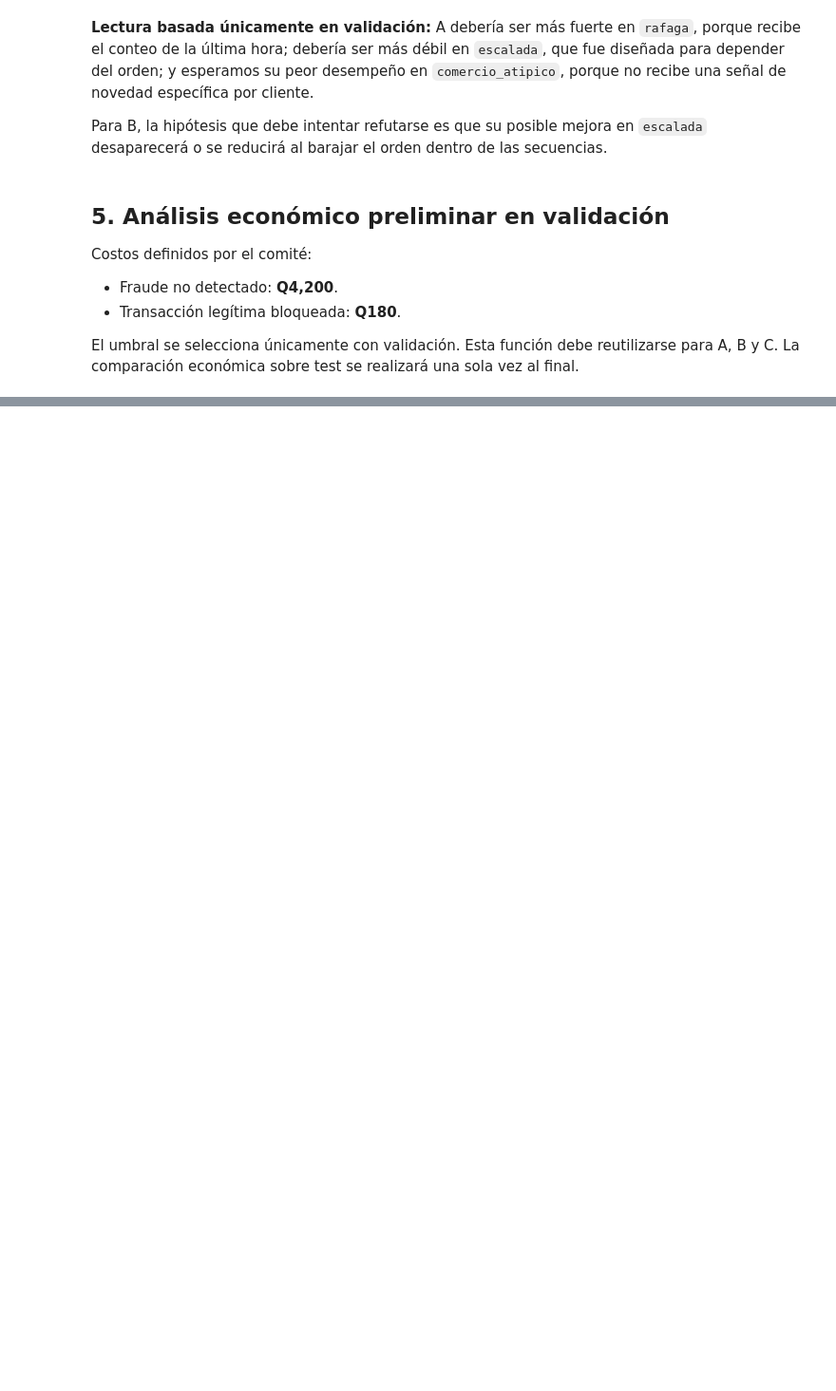
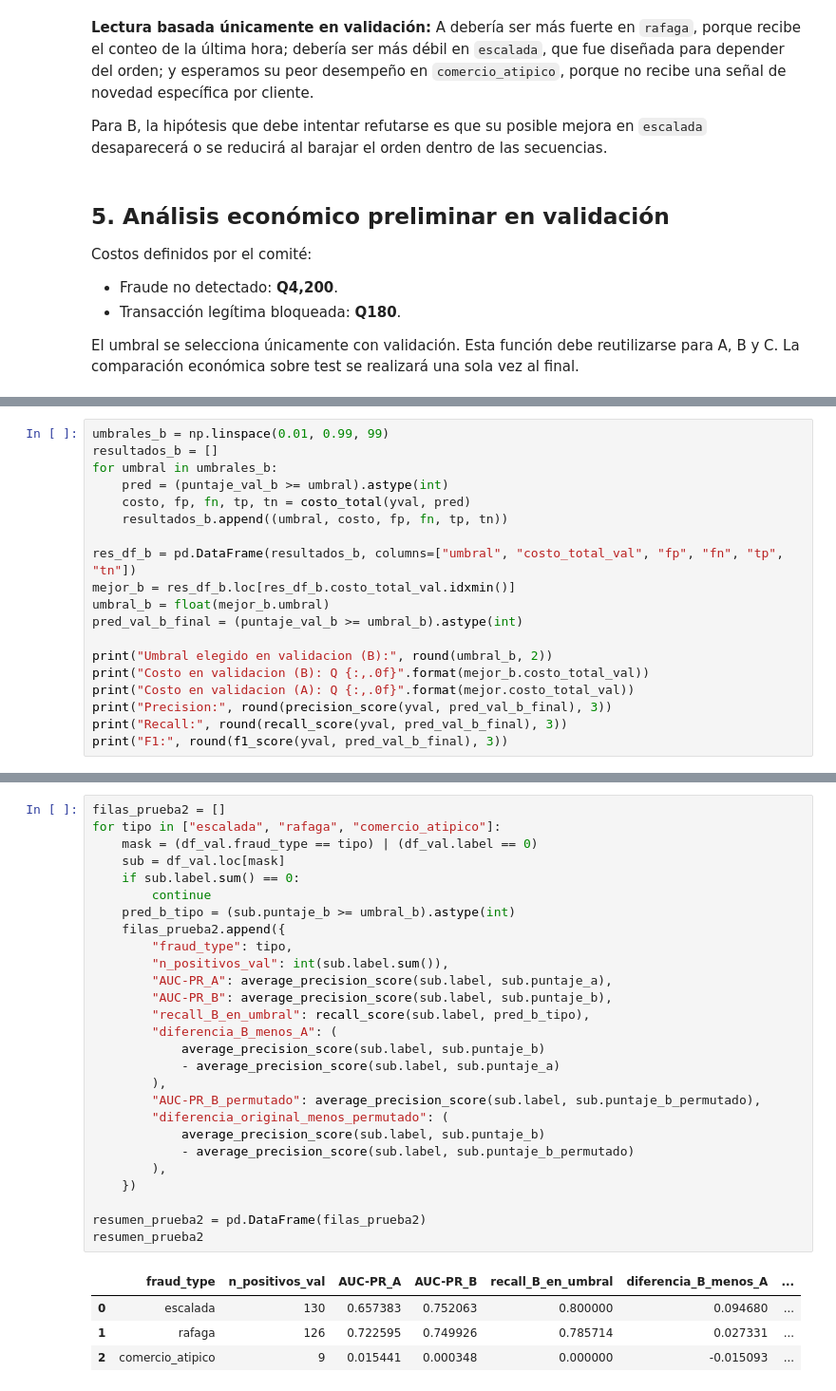
Before and after one commit to Albu231311/Proyecto-1---DeepL, a Jupyter notebook: proyecto1.ipynb, the cells around one changed output, grey strips where cells are left out. Shown at 95% size. Saved outputs shown, nothing was run; the diff lists cells and outputs as text; blank space fills up the shorter version.

```diff
--- a/proyecto1.ipynb
+++ b/proyecto1.ipynb
@@ -371,0 +677,19 @@ se crea `yte` ni se generan puntajes sobre `Xte`.
+# %%
+umbrales_b = np.linspace(0.01, 0.99, 99)
+resultados_b = []
+for umbral in umbrales_b:
+    pred = (puntaje_val_b >= umbral).astype(int)
+    costo, fp, fn, tp, tn = costo_total(yval, pred)
+    resultados_b.append((umbral, costo, fp, fn, tp, tn))
+
+res_df_b = pd.DataFrame(resultados_b, columns=["umbral", "costo_total_val", "fp", "fn", "tp", "tn"])
+mejor_b = res_df_b.loc[res_df_b.costo_total_val.idxmin()]
+umbral_b = float(mejor_b.umbral)
+pred_val_b_final = (puntaje_val_b >= umbral_b).astype(int)
+
+print("Umbral elegido en validacion (B):", round(umbral_b, 2))
+print("Costo en validacion (B): Q {:,.0f}".format(mejor_b.costo_total_val))
+print("Costo en validacion (A): Q {:,.0f}".format(mejor.costo_total_val))
+print("Precision:", round(precision_score(yval, pred_val_b_final), 3))
+print("Recall:", round(recall_score(yval, pred_val_b_final), 3))
+print("F1:", round(f1_score(yval, pred_val_b_final), 3))
@@ -371,0 +890,32 @@ se crea `yte` ni se generan puntajes sobre `Xte`.
+# %%
+filas_prueba2 = []
+for tipo in ["escalada", "rafaga", "comercio_atipico"]:
+    mask = (df_val.fraud_type == tipo) | (df_val.label == 0)
+    sub = df_val.loc[mask]
+    if sub.label.sum() == 0:
+        continue
+    pred_b_tipo = (sub.puntaje_b >= umbral_b).astype(int)
+    filas_prueba2.append({
+        "fraud_type": tipo,
+        "n_positivos_val": int(sub.label.sum()),
+        "AUC-PR_A": average_precision_score(sub.label, sub.puntaje_a),
+        "AUC-PR_B": average_precision_score(sub.label, sub.puntaje_b),
+        "recall_B_en_umbral": recall_score(sub.label, pred_b_tipo),
+        "diferencia_B_menos_A": (
+            average_precision_score(sub.label, sub.puntaje_b)
+            - average_precision_score(sub.label, sub.puntaje_a)
+        ),
+        "AUC-PR_B_permutado": average_precision_score(sub.label, sub.puntaje_b_permutado),
+        "diferencia_original_menos_permutado": (
+            average_precision_score(sub.label, sub.puntaje_b)
+            - average_precision_score(sub.label, sub.puntaje_b_permutado)
+        ),
+    })
+
+resumen_prueba2 = pd.DataFrame(filas_prueba2)
+resumen_prueba2
+# %% [output]
+|  | fraud_type | n_positivos_val | AUC-PR_A | AUC-PR_B | recall_B_en_umbral | diferencia_B_menos_A | ... |
+| 0 | escalada | 130 | 0.657383 | 0.752063 | 0.800000 | 0.094680 | ... |
+| 1 | rafaga | 126 | 0.722595 | 0.749926 | 0.785714 | 0.027331 | ... |
+| 2 | comercio_atipico | 9 | 0.015441 | 0.000348 | 0.000000 | -0.015093 | ... |
```
Also changed, not shown: parts of 22 cells of this notebook.
